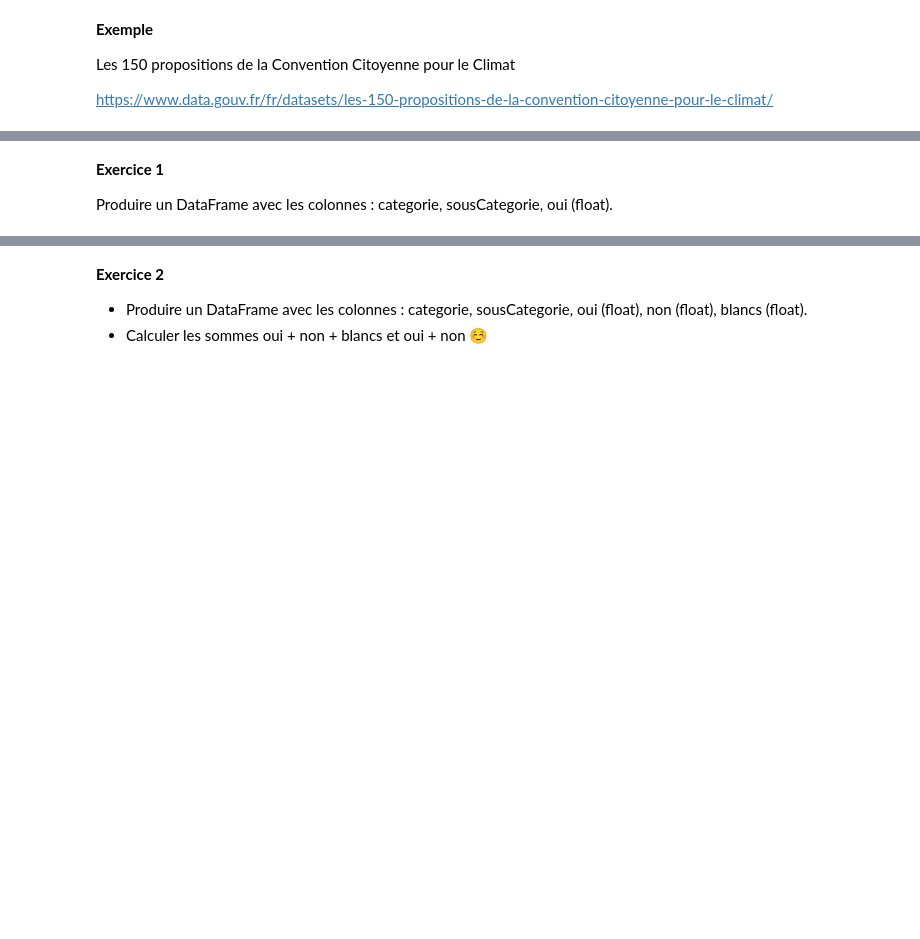
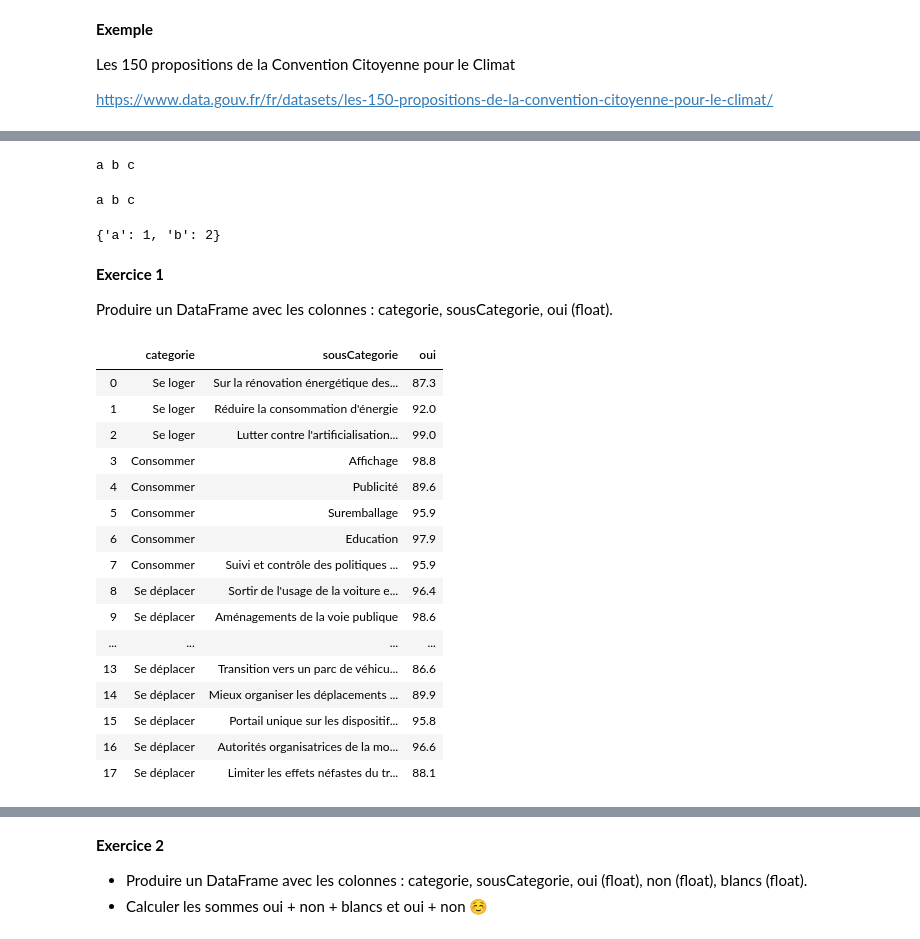
Before and after one commit to fran6w/INFMDI-721, a Jupyter notebook: session3/session3.ipynb, the cells around one changed output, grey strips where cells are left out. Cells and saved outputs as stored; diff of their text form; code cells hidden in the pictures; blank space fills up the shorter version.

```diff
--- a/session3/session3.ipynb
+++ b/session3/session3.ipynb
@@ -113,0 +229,13 @@ print(*df.loc[df['proposition'].str.contains('énergie'), 'proposition'].values,
+# %%
+print('a', 'b', 'c')
+# %% [output]
+a b c
+# %%
+print(*l)
+# %% [output]
+a b c
+# %%
+dico = {"a": 1, "b": 2}
+print(dico)
+# %% [output]
+{'a': 1, 'b': 2}
@@ -115,3 +245,34 @@ print(*df.loc[df['proposition'].str.contains('énergie'), 'proposition'].values,
 **Exercice 1**
 
 Produire un DataFrame avec les colonnes : categorie, sousCategorie, oui (float).
+# %%
+# fabrication d'un DataFrame à partir du XML
+liste = [
+    {'categorie': node_category.attrib['titre'],
+    'sousCategorie': node_subcategory.attrib['titre'],
+    'oui': node_oui.text}
+        for node_category in root.getiterator('categorie')
+            for node_subcategory in node_category.getiterator('sousCategorie')
+                for node_oui in node_subcategory.getiterator('oui')]
+
+df = pd.DataFrame(liste)
+df['oui'] = df['oui'].str.replace(',', '.', 1).astype(float)
+df
+# %% [output]
+|  | categorie | sousCategorie | oui |
+| 0 | Se loger | Sur la rénovation énergétique des... | 87.3 |
+| 1 | Se loger | Réduire la consommation d'énergie | 92.0 |
+| 2 | Se loger | Lutter contre l'artificialisation... | 99.0 |
+| 3 | Consommer | Affichage | 98.8 |
+| 4 | Consommer | Publicité | 89.6 |
+| 5 | Consommer | Suremballage | 95.9 |
+| 6 | Consommer | Education | 97.9 |
+| 7 | Consommer | Suivi et contrôle des politiques ... | 95.9 |
+| 8 | Se déplacer | Sortir de l'usage de la voiture e... | 96.4 |
+| 9 | Se déplacer | Aménagements de la voie publique | 98.6 |
+| ... | ... | ... | ... |
+| 13 | Se déplacer | Transition vers un parc de véhicu... | 86.6 |
+| 14 | Se déplacer | Mieux organiser les déplacements ... | 89.9 |
+| 15 | Se déplacer | Portail unique sur les dispositif... | 95.8 |
+| 16 | Se déplacer | Autorités organisatrices de la mo... | 96.6 |
+| 17 | Se déplacer | Limiter les effets néfastes du tr... | 88.1 |
```
Also changed, not shown: parts of 94 cells of this notebook.
